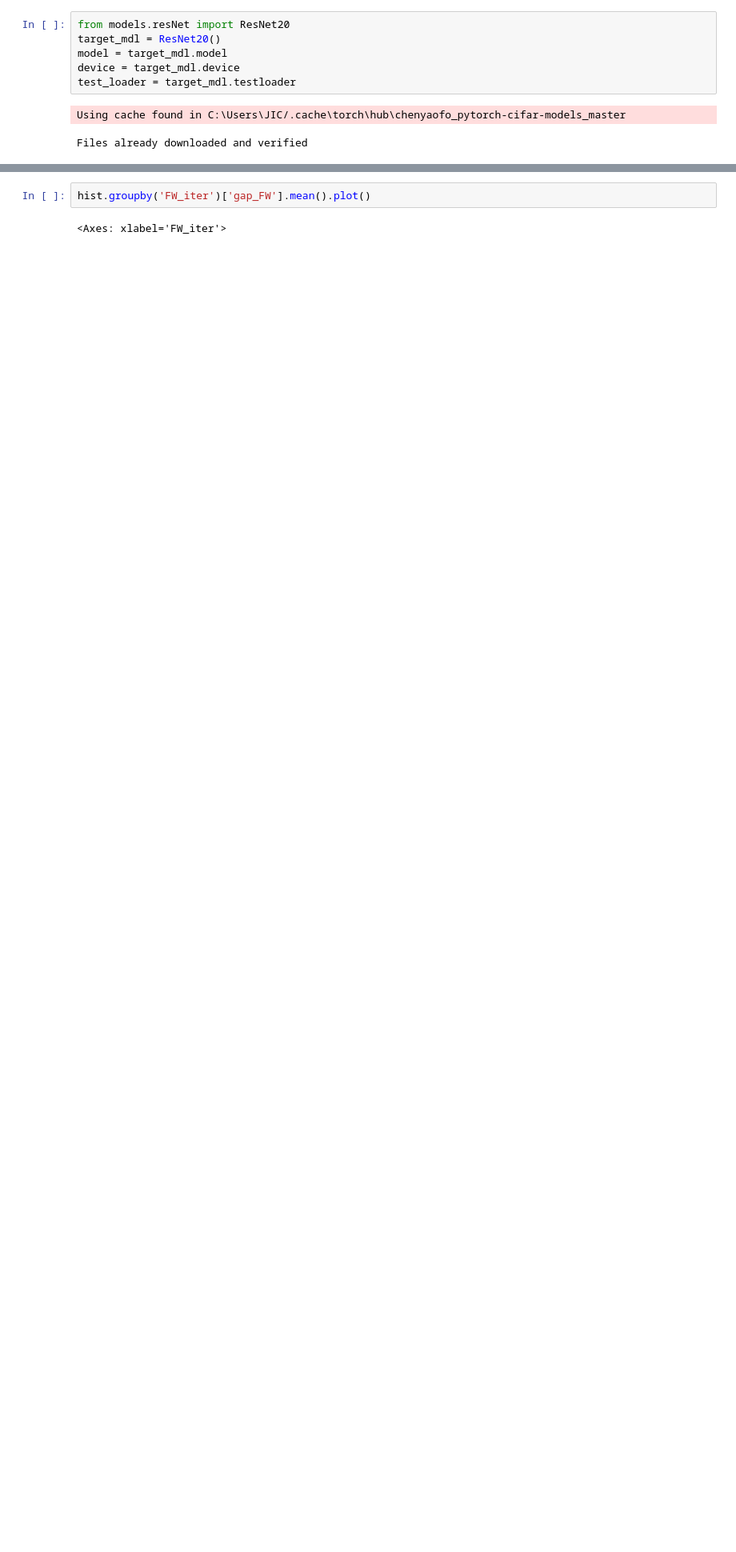
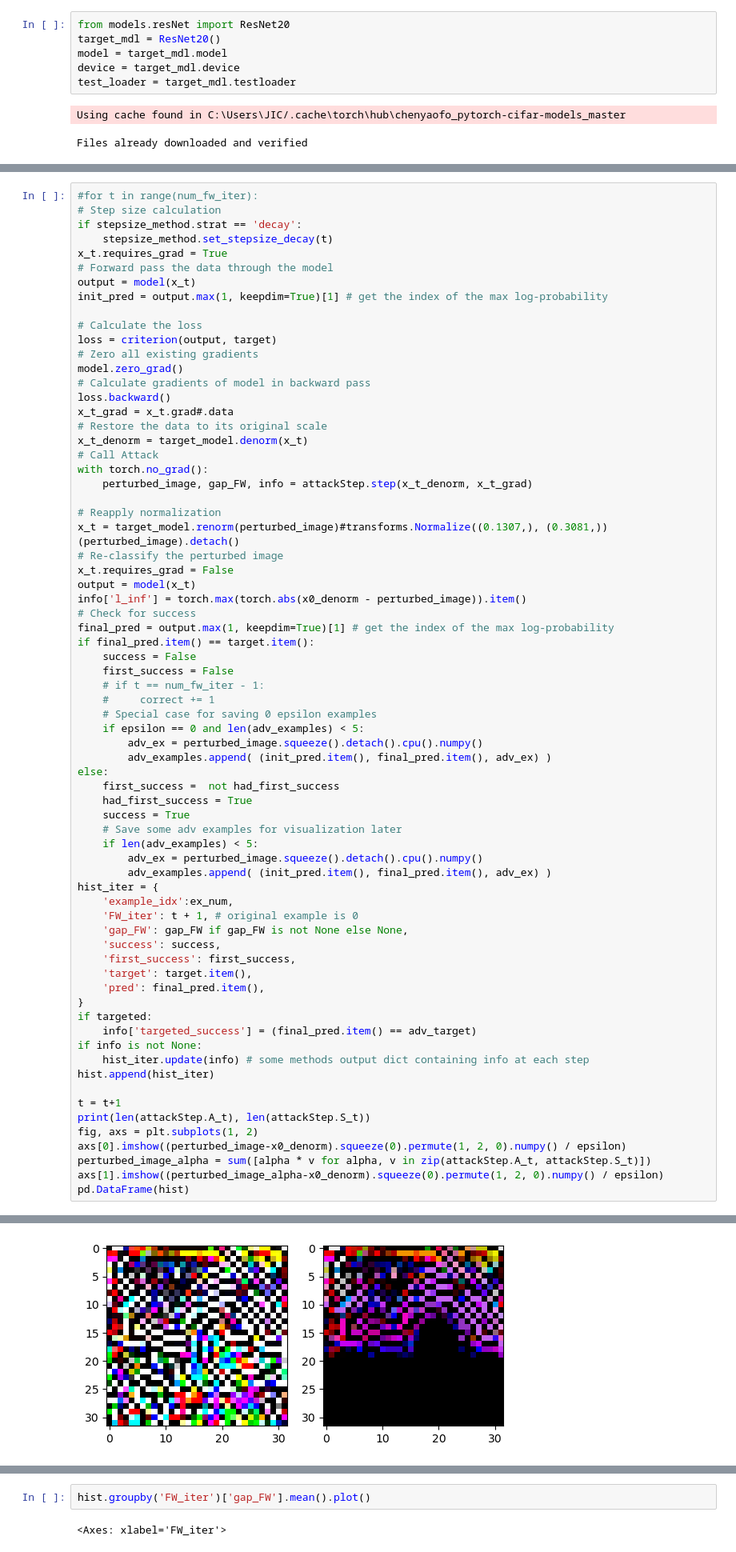
Before and after one commit to TannerAGraves/FW-variants-for-WB-Adversarial-Attacks, a Jupyter notebook: test attacks.ipynb, the cells around one changed output, grey strips where cells are left out. Shown at 80% size. Cells and saved outputs as stored; diff of their text form; blank space fills up the shorter version.

```diff
--- a/test attacks.ipynb
+++ b/test attacks.ipynb
@@ -44,0 +92,71 @@ Files already downloaded and verified
+# %%
+#for t in range(num_fw_iter):
+# Step size calculation
+if stepsize_method.strat == 'decay':
+    stepsize_method.set_stepsize_decay(t)
+x_t.requires_grad = True
+# Forward pass the data through the model
+output = model(x_t)
+init_pred = output.max(1, keepdim=True)[1] # get the index of the max log-probability
+
+# Calculate the loss
+loss = criterion(output, target)
+# Zero all existing gradients
+model.zero_grad()
+# Calculate gradients of model in backward pass
+loss.backward()
+x_t_grad = x_t.grad#.data
+# Restore the data to its original scale
+x_t_denorm = target_model.denorm(x_t)
+# Call Attack
+with torch.no_grad():
+    perturbed_image, gap_FW, info = attackStep.step(x_t_denorm, x_t_grad)
+
+# Reapply normalization
+x_t = target_model.renorm(perturbed_image)#transforms.Normalize((0.1307,), (0.3081,))(perturbed_image).detach()
+# Re-classify the perturbed image
+x_t.requires_grad = False
+output = model(x_t)
+info['l_inf'] = torch.max(torch.abs(x0_denorm - perturbed_image)).item()
+# Check for success
+final_pred = output.max(1, keepdim=True)[1] # get the index of the max log-probability
+if final_pred.item() == target.item():
+    success = False
+    first_success = False
+    # if t == num_fw_iter - 1:
+    #     correct += 1
+    # Special case for saving 0 epsilon examples
+    if epsilon == 0 and len(adv_examples) < 5:
+        adv_ex = perturbed_image.squeeze().detach().cpu().numpy()
+        adv_examples.append( (init_pred.item(), final_pred.item(), adv_ex) )
+else:
+    first_success =  not had_first_success
+    had_first_success = True
+    success = True
+    # Save some adv examples for visualization later
+    if len(adv_examples) < 5:
+        adv_ex = perturbed_image.squeeze().detach().cpu().numpy()
+        adv_examples.append( (init_pred.item(), final_pred.item(), adv_ex) )
+hist_iter = {
+    'example_idx':ex_num,
+    'FW_iter': t + 1, # original example is 0
+    'gap_FW': gap_FW if gap_FW is not None else None,
+    'success': success,
+    'first_success': first_success,
+    'target': target.item(),
+    'pred': final_pred.item(),
+}
+if targeted:
+    info['targeted_success'] = (final_pred.item() == adv_target)
+if info is not None:
+    hist_iter.update(info) # some methods output dict containing info at each step
+hist.append(hist_iter)
+
+t = t+1
+print(len(attackStep.A_t), len(attackStep.S_t))
+fig, axs = plt.subplots(1, 2)
+axs[0].imshow((perturbed_image-x0_denorm).squeeze(0).permute(1, 2, 0).numpy() / epsilon)
+perturbed_image_alpha = sum([alpha * v for alpha, v in zip(attackStep.A_t, attackStep.S_t)])
+axs[1].imshow((perturbed_image_alpha-x0_denorm).squeeze(0).permute(1, 2, 0).numpy() / epsilon)
+pd.DataFrame(hist)
+# %% [output]
@@ -44,0 +174 @@ Files already downloaded and verified
+[figure, added]
```
Also changed, not shown: parts of 13 cells of this notebook, 3 other files.
